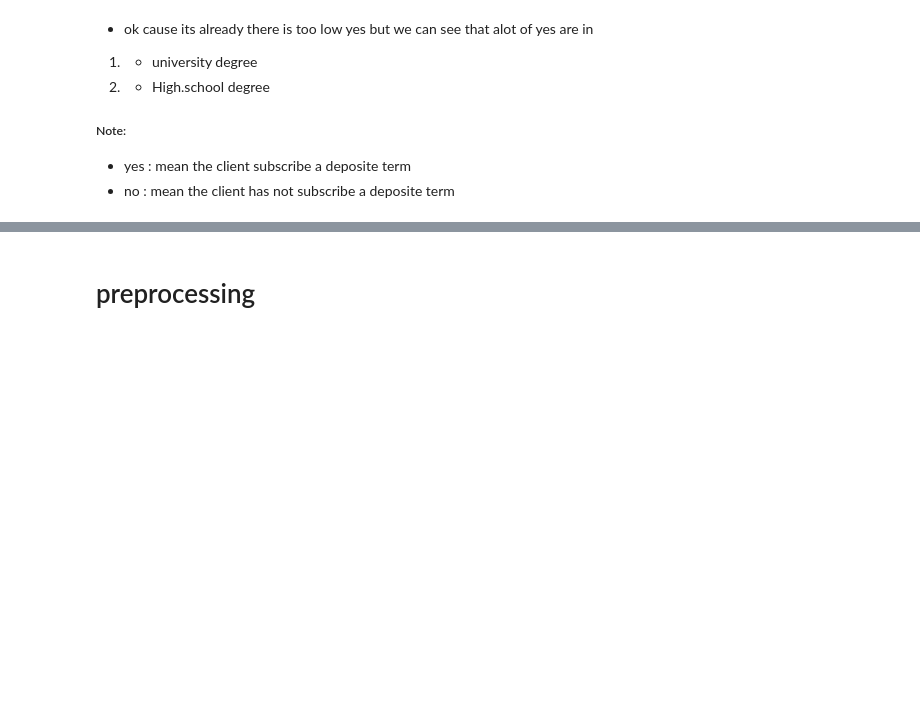
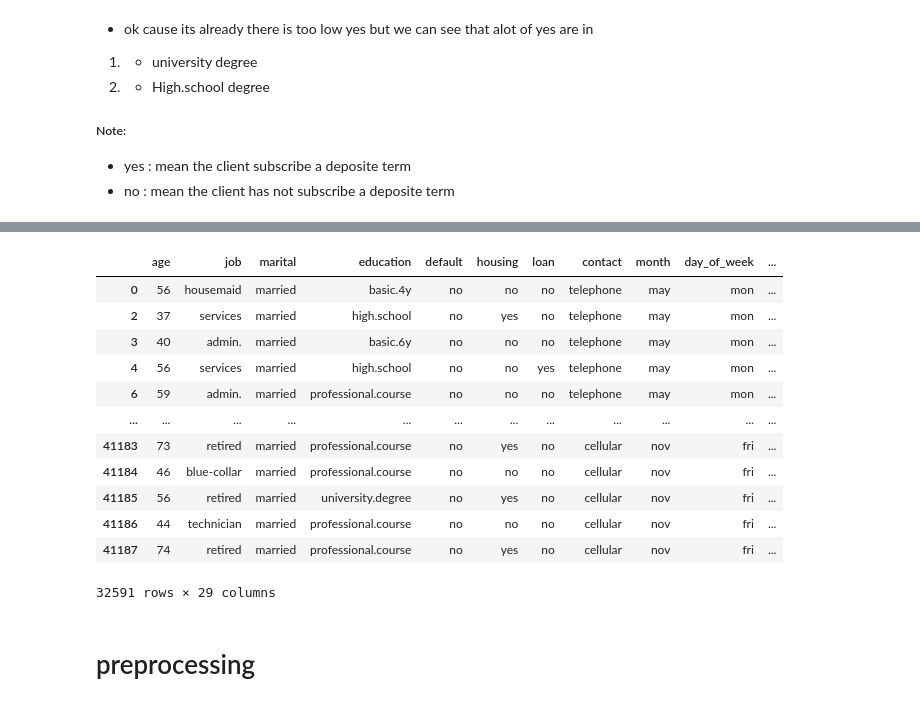
Before and after one commit to ABDULLAHHG/Market-Segmentation-with-Neural-Networks, a Jupyter notebook: Untitled.ipynb, the cells around one changed output, grey strips where cells are left out. Saved outputs shown, nothing was run; the diff lists cells and outputs as text; code cells hidden in the pictures; blank space fills up the shorter version.

```diff
--- a/Untitled.ipynb
+++ b/Untitled.ipynb
@@ -229,0 +233,13 @@ Name: count, dtype: int64
+# %%
+# make a classifiy age and duration and pdays columns to class
+# Note we just used cat to make them a catigorical values
+# then we will need to convert them to numerical to give them to the model
+
+df['age_bin'] = pd.cut(df['age'], bins=[0, 25, 35, 45, 55, 65, 75, 100], labels=['18-25', '26-35', '36-45', '46-55', '56-65', '66-75', '76+'])
+df['duration_bin'] = pd.cut(df['duration'], bins=[-1, 100, 200, 2000, 3000, 5000], labels=['very_short', 'short', 'medium', 'long', 'very_long'])
+df['pdays_bin'] = pd.cut(df['pdays'], bins=[-1, 0, 100, 1000], labels=['same_day', '1-600', '601-1000'])
+# %%
+# rolling throw 3 rows and take its average
+# Note :  cause we have euribor3m or mean euribor per 3 month we choose window = 3
+df['cons_price_idx_moving_avg'] = df['cons.price.idx'].rolling(window=3).mean()
+df['cons_conf_idx_moving_avg'] = df['cons.conf.idx'].rolling(window=3).mean()
@@ -229,0 +251,7 @@ Name: count, dtype: int64
+# %%
+# ok let calculates the percent change of the 'emp.var.rate' vs 'month'
+df['emp_var_rate_pct_change'] = df.groupby('month')['emp.var.rate'].pct_change()
+# ok let calculates the percent change of the 'euribor3m' vs 'month'
+df['euribor3m_pct_change'] = df.groupby('month')['euribor3m'].pct_change()
+# ok let calculates the percent change of the 'nr.employed' vs 'month'
+df['nr_employed_pct_change'] = df.groupby('month')['nr.employed'].pct_change()
@@ -230,3 +265,27 @@ Name: count, dtype: int64
+# %%
+## here we just fillna the nan values with mean the
+# Note : the nan rows in columns was between 10 - 2 nans in each column
+df.emp_var_rate_pct_change = df.emp_var_rate_pct_change.fillna(df.emp_var_rate_pct_change.mean())
+df.cons_conf_idx_moving_avg = df.cons_conf_idx_moving_avg.fillna(df.cons_conf_idx_moving_avg.mean())
+df.cons_price_idx_moving_avg = df.cons_price_idx_moving_avg.fillna(df.cons_price_idx_moving_avg.mean())
+df.euribor3m_pct_change = df.euribor3m_pct_change.fillna(df.euribor3m_pct_change.mean())
+df.nr_employed_pct_change = df.nr_employed_pct_change.fillna(df.nr_employed_pct_change.mean())
+# %%
+df
+# %% [output]
+|  | age | job | marital | education | default | housing | loan | contact | month | day_of_week | ... |
+| 0 | 56 | housemaid | married | basic.4y | no | no | no | telephone | may | mon | ... |
+| 2 | 37 | services | married | high.school | no | yes | no | telephone | may | mon | ... |
+| 3 | 40 | admin. | married | basic.6y | no | no | no | telephone | may | mon | ... |
+| 4 | 56 | services | married | high.school | no | no | yes | telephone | may | mon | ... |
+| 6 | 59 | admin. | married | professional.course | no | no | no | telephone | may | mon | ... |
+| ... | ... | ... | ... | ... | ... | ... | ... | ... | ... | ... | ... |
+| 41183 | 73 | retired | married | professional.course | no | yes | no | cellular | nov | fri | ... |
+| 41184 | 46 | blue-collar | married | professional.course | no | no | no | cellular | nov | fri | ... |
+| 41185 | 56 | retired | married | university.degree | no | yes | no | cellular | nov | fri | ... |
+| 41186 | 44 | technician | married | professional.course | no | no | no | cellular | nov | fri | ... |
+| 41187 | 74 | retired | married | professional.course | no | yes | no | cellular | nov | fri | ... |
+32591 rows × 29 columns
 # %% [markdown]
 # preprocessing
 # %%
```
Also changed, not shown: parts of 29 cells of this notebook.
